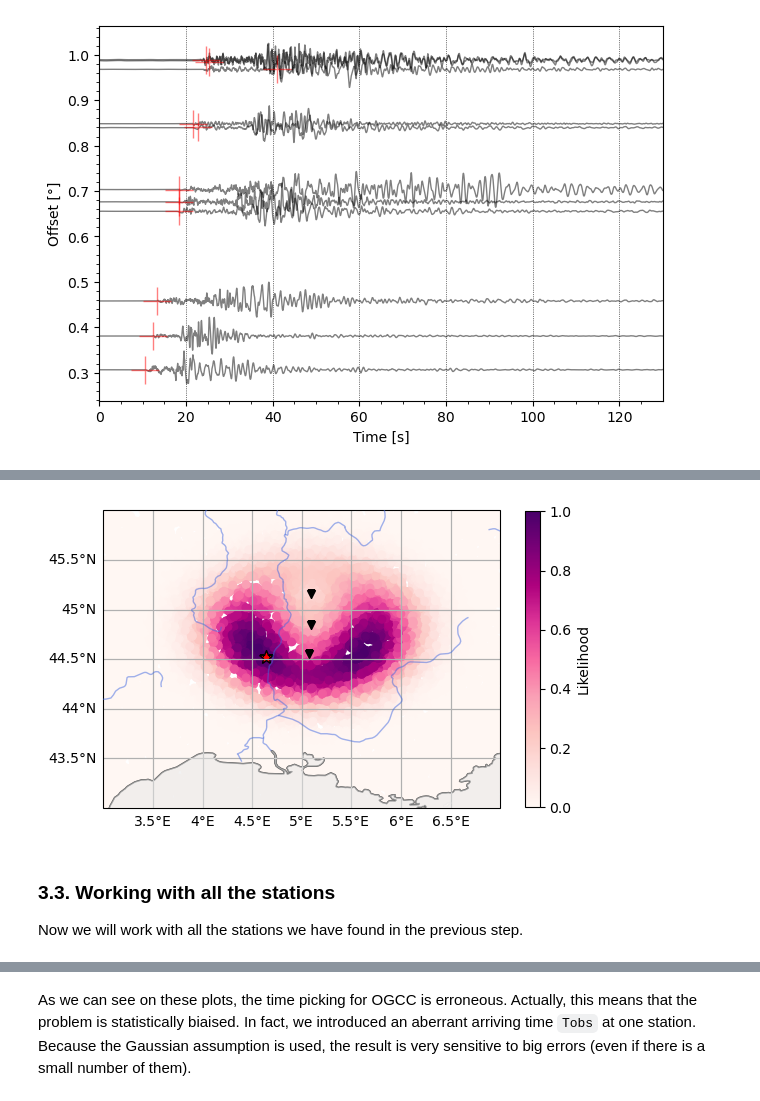
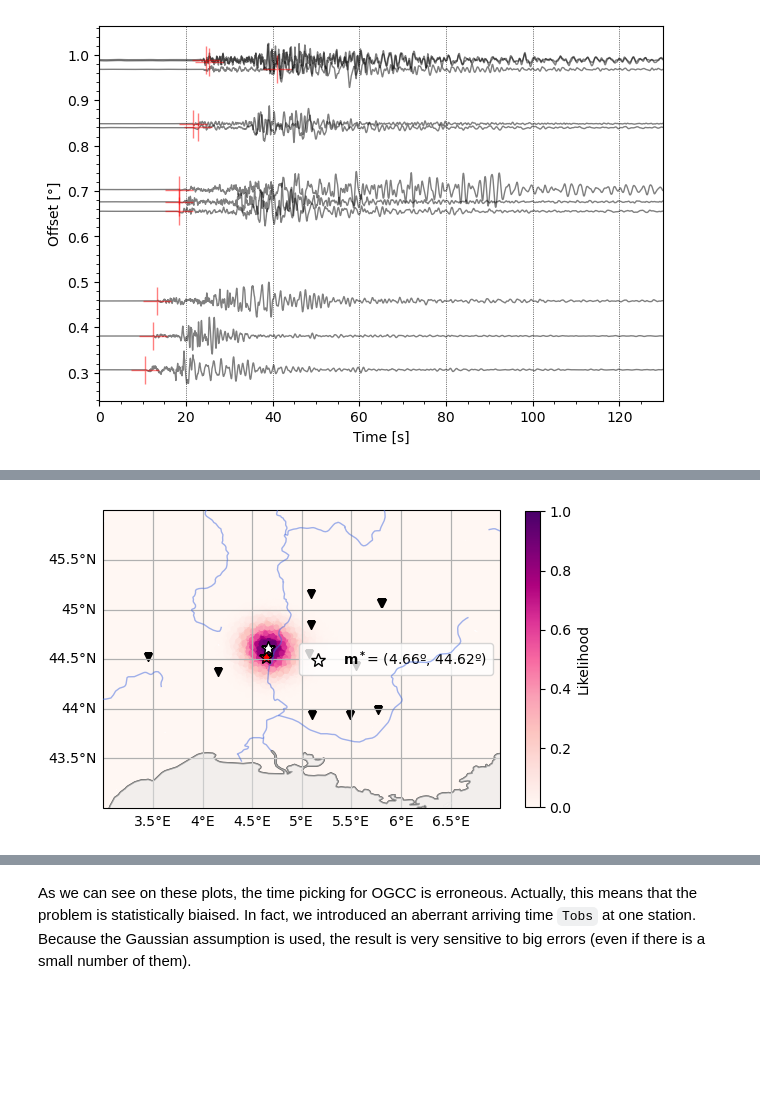
Before and after one commit to leonard-seydoux/earth-data-science, a Jupyter notebook: labs/2_epicenter/epicenter_solution.ipynb, the cells around one changed output, grey strips where cells are left out. Drawn from its saved outputs; the diff is of its cells as text; code cells hidden in the pictures; blank space fills up the shorter version.

```diff
--- a/labs/2_epicenter/epicenter_solution.ipynb
+++ b/labs/2_epicenter/epicenter_solution.ipynb
@@ -332,22 +369,24 @@ Compute here the likelihood function $\mathcal{L}(m)$ for a grid of epicenter lo
 # %%
 extent = [3, 7, 43, 46]
 
 latitudes, longitudes, likelihood = solver.monte_carlo_gaussian(
-    stream_line, shots=10000, uncertainty=10, wavespeed=4, extent=extent
+    stream, shots=40000, uncertainty=10, wavespeed=3.5, extent=extent
 )
 
 # Plot the likelihood
-ax = solver.basemap(extent=extent, stream=stream_line, event=event)
+ax = solver.basemap(extent=extent, stream=stream, event=event)
 
 # Plot likelihood
-img = ax.scatter(longitudes, latitudes, c=likelihood, cmap="RdPu", s=30)
+img = ax.scatter(longitudes, latitudes, c=likelihood, cmap="RdPu", s=9)
 plt.colorbar(img, ax=ax, label="Likelihood", shrink=0.8)
+
+# Plot the epicenter
+index_max = np.argmax(likelihood)
+label = rf"$\bf m^*$= ({longitudes[index_max]:.2f}º, {latitudes[index_max]:.2f}º)"
+plt.plot(longitudes[index_max], latitudes[index_max], "k*", label=label, mfc="w", ms=10)
+ax.legend()
 
 # Show
 plt.show()
 # %% [output]
-[figure, old version]
+[figure, new version]
-# %% [markdown]
-### 3.3. Working with all the stations
-
-Now we will work with all the stations we have found in the previous step.
```
Also changed, not shown: parts of 12 cells of this notebook.
